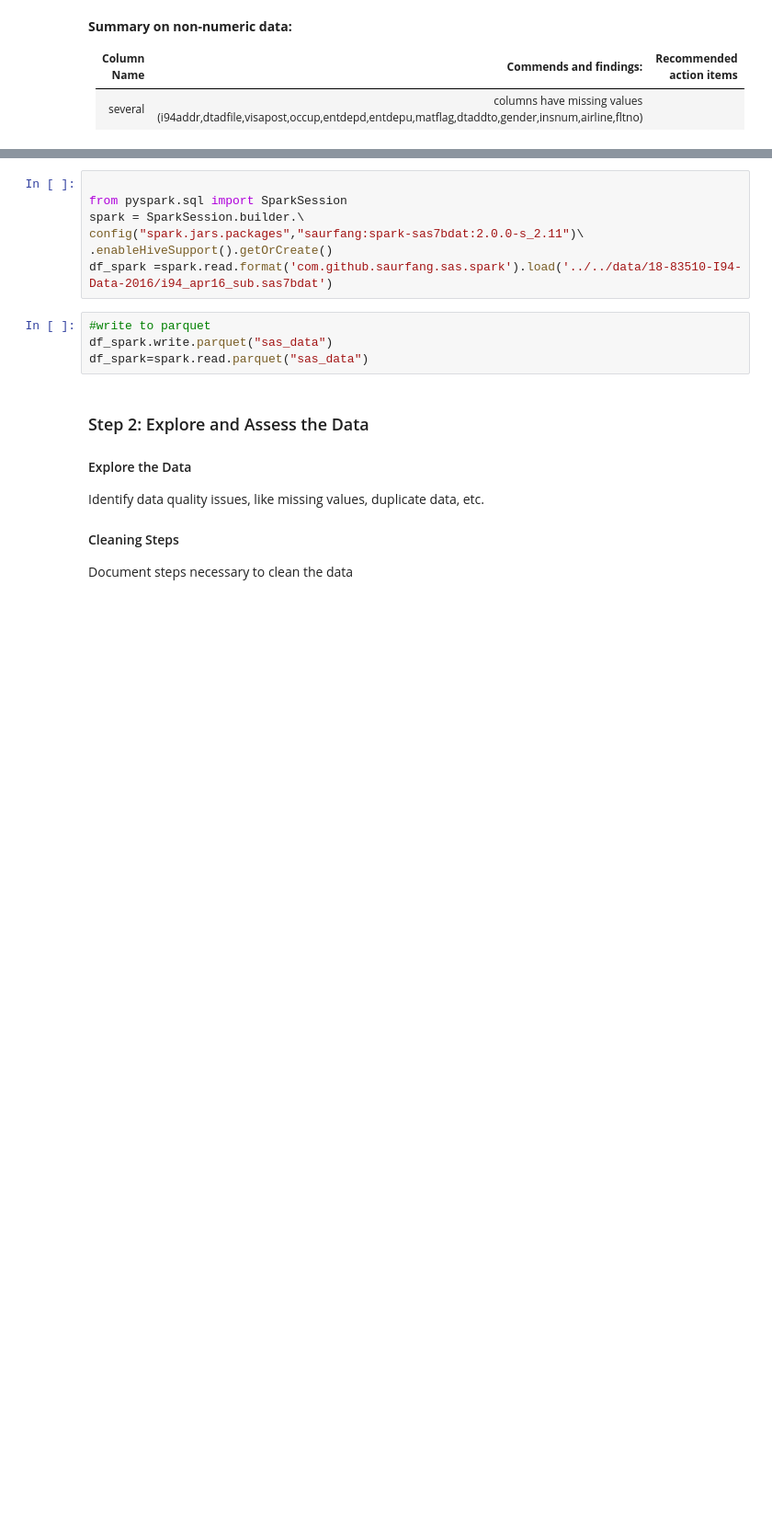
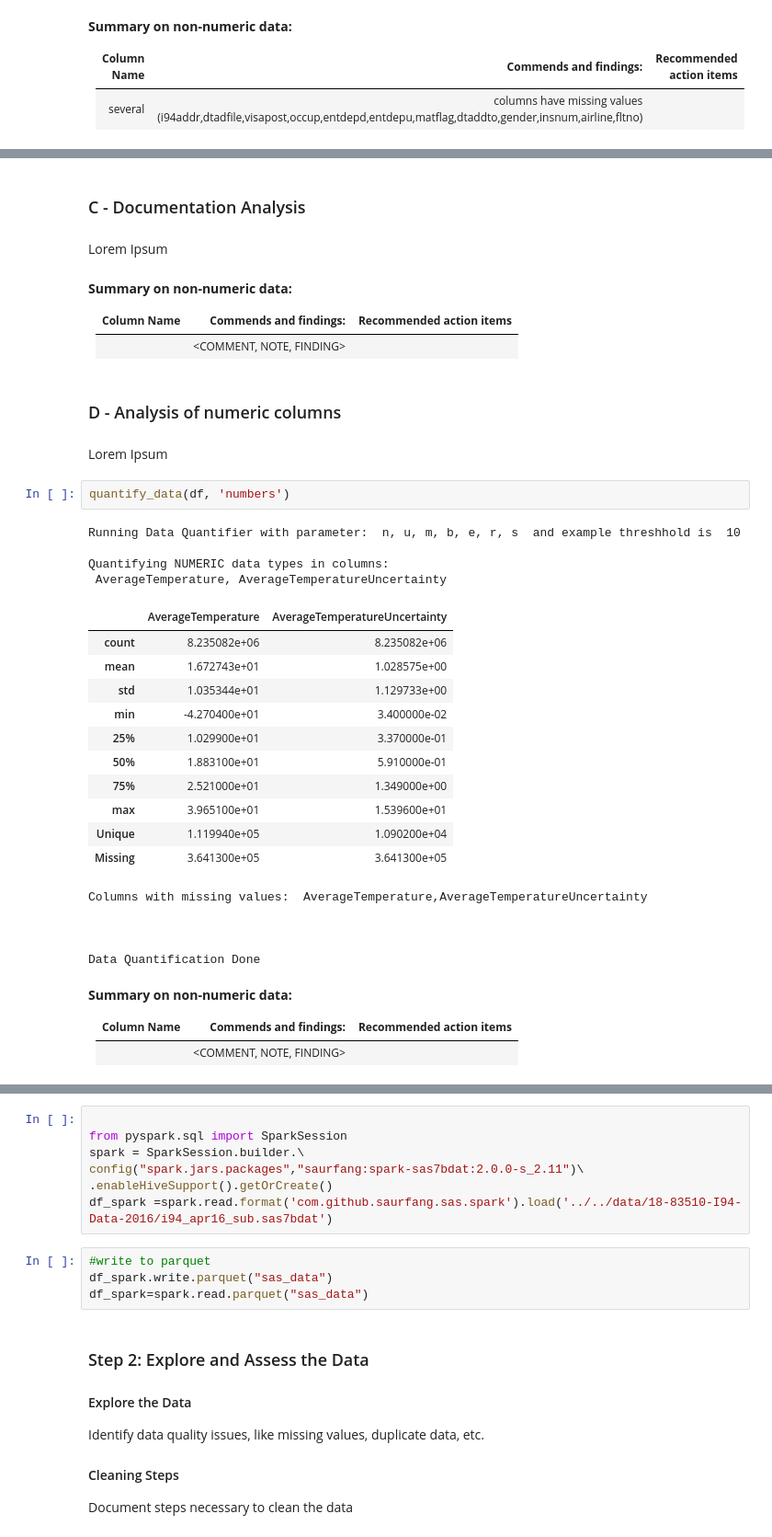
Before and after one commit to StefanSchindewolf/Udac-Capstone, a Jupyter notebook: 01_Main-Project-Notebook.ipynb, the cells around one changed output, grey strips where cells are left out. Shown at 92% size. Cells and saved outputs as stored; diff of their text form; blank space fills up the shorter version.

Commit message:
Completed documentation structure, improved result display

```diff
--- a/01_Main-Project-Notebook.ipynb
+++ b/01_Main-Project-Notebook.ipynb
@@ -422,0 +374,43 @@ Name: admnum, dtype: float64
+# %% [markdown]
+### C - Documentation Analysis
+# %% [markdown]
+Lorem Ipsum
+# %% [markdown]
+**Summary on non-numeric data:**
+
+| **Column Name** | **Commends and findings:**                  | **Recommended action items** |
+|------------|--------------------------------------------------|----------------------------|
+| <FELD> | <COMMENT, NOTE, FINDING> | <ACTION>
+# %% [markdown]
+### D - Analysis of numeric columns
+# %% [markdown]
+Lorem Ipsum
+# %%
+quantify_data(df, 'numbers')
+# %% [output]
+Running Data Quantifier with parameter:  n, u, m, b, e, r, s  and example threshhold is  10
+
+Quantifying NUMERIC data types in columns:
+ AverageTemperature, AverageTemperatureUncertainty
+|  | AverageTemperature | AverageTemperatureUncertainty |
+| count | 8.235082e+06 | 8.235082e+06 |
+| mean | 1.672743e+01 | 1.028575e+00 |
+| std | 1.035344e+01 | 1.129733e+00 |
+| min | -4.270400e+01 | 3.400000e-02 |
+| 25% | 1.029900e+01 | 3.370000e-01 |
+| 50% | 1.883100e+01 | 5.910000e-01 |
+| 75% | 2.521000e+01 | 1.349000e+00 |
+| max | 3.965100e+01 | 1.539600e+01 |
+| Unique | 1.119940e+05 | 1.090200e+04 |
+| Missing | 3.641300e+05 | 3.641300e+05 |
+Columns with missing values:  AverageTemperature,AverageTemperatureUncertainty
+
+
+
+Data Quantification Done
+# %% [markdown]
+**Summary on non-numeric data:**
+
+| **Column Name** | **Commends and findings:**                  | **Recommended action items** |
+|------------|--------------------------------------------------|----------------------------|
+| <FELD> | <COMMENT, NOTE, FINDING> | <ACTION>
```
Also changed, not shown: parts of 57 cells of this notebook.
